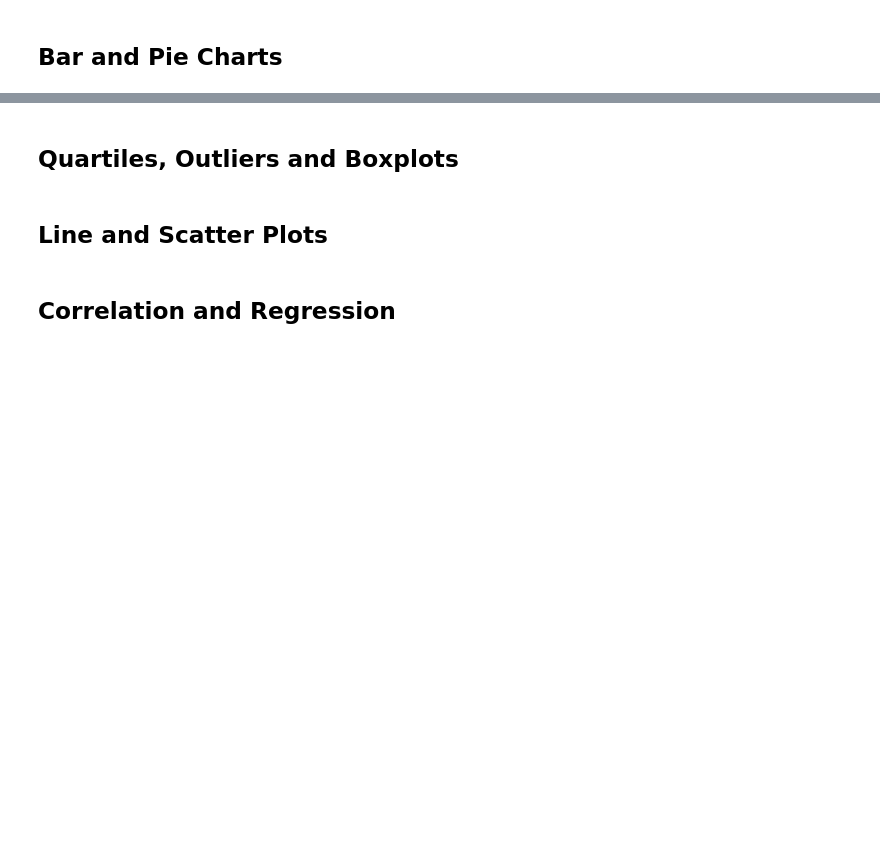
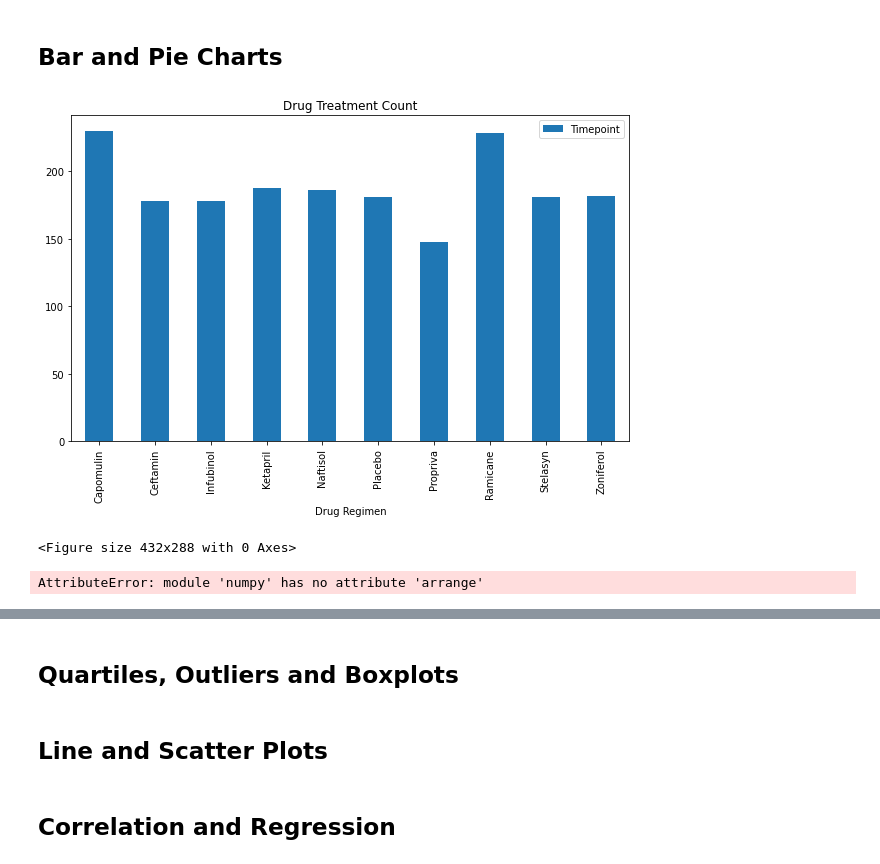
Before and after one commit to LiteshSamji/Matplotlib-Pymaceuticals, a Jupyter notebook: pymaceuticals_starter.ipynb, the cells around one changed output, grey strips where cells are left out. Saved outputs shown, nothing was run; the diff lists cells and outputs as text; code cells hidden in the pictures; blank space fills up the shorter version.

Commit message:
Panada Bar and Pie Graph's added

```diff
--- a/pymaceuticals_starter.ipynb
+++ b/pymaceuticals_starter.ipynb
@@ -115,5 +109,34 @@ summary_df
 | Zoniferol | 53.236507 | 51.818479 | 48.533355 | 6.966589 | 0.516398 |
 # %% [markdown]
 ## Bar and Pie Charts
+# %%
+# Generate a bar plot showing the total number of timepoints for all mice tested for each drug regimen using Pandas.
+tp_drug_data = pd.DataFrame(clean_df.groupby("Drug Regimen").count()).reset_index()
+
+tp_drug_data = tp_drug_data[["Drug Regimen", "Timepoint"]]
+tp_drug_data = tp_drug_data.set_index("Drug Regimen")
+
+# Create bar chart
+tp_drug_data.plot(kind="bar", figsize=(10,6))
+#
+plt.title("Drug Treatment Count")
+plt.show()
+plt.tight_layout()
+# %% [output]
+[figure, added]
+<Figure size 432x288 with 0 Axes>
 # %%
 # Generate a bar plot showing the total number of timepoints for all mice tested for each drug regimen using pyplot.
+pyplot_df = clean_df.groupby("Drug Regimen")["Timepoint"].count()
+
+x_axis = np.arrange(len(pyplot_df))
+plt.xticks(x_axis,pyplot_df.index)
+
+plt.title("Drug Regimen / Timepoints")
+plt.xlabel("Drug Regimen")
+plt.ylabel("Total Timepoints")
+plt.legend("Timepoint", loc="upper right")
+
+plt.xticks(rotation=90)
+# %% [output]
+AttributeError: module 'numpy' has no attribute 'arrange'
```
Also changed, not shown: parts of 5 cells of this notebook.
